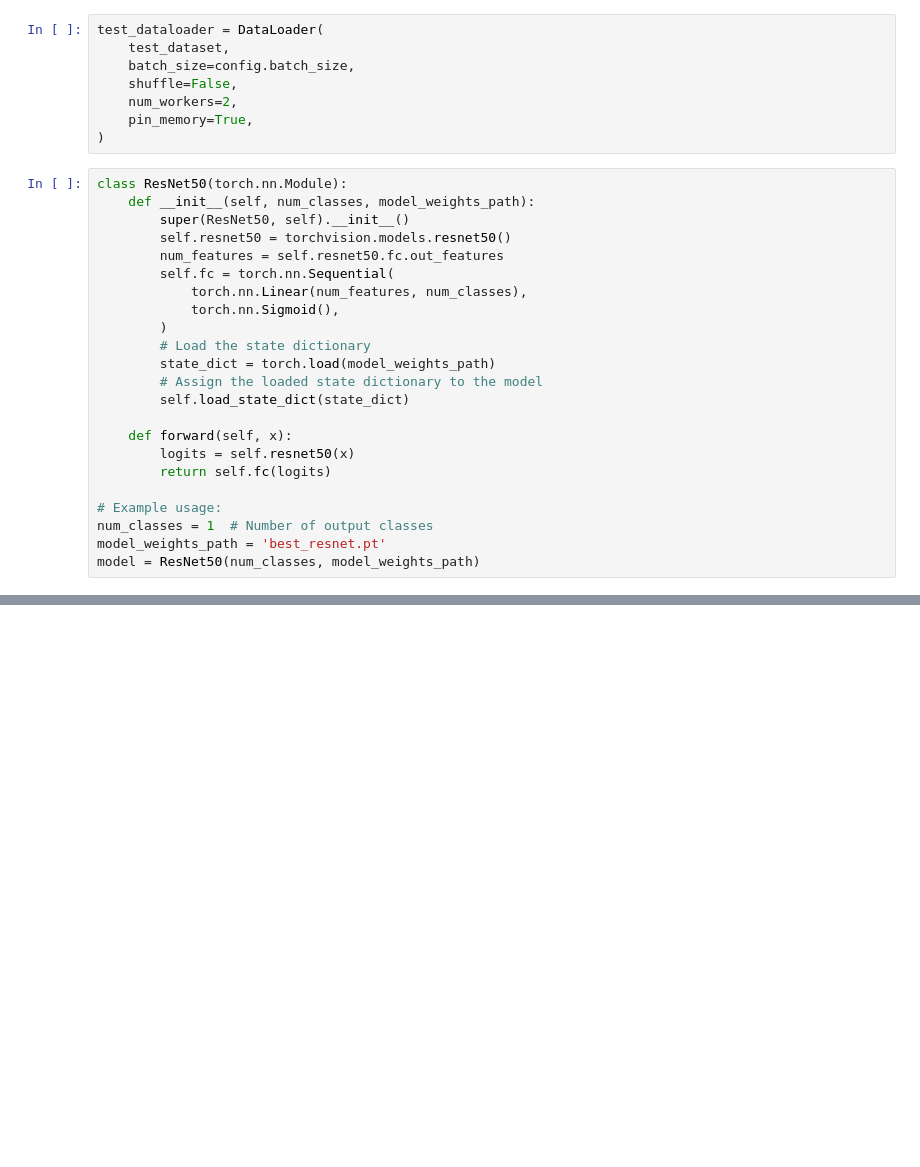
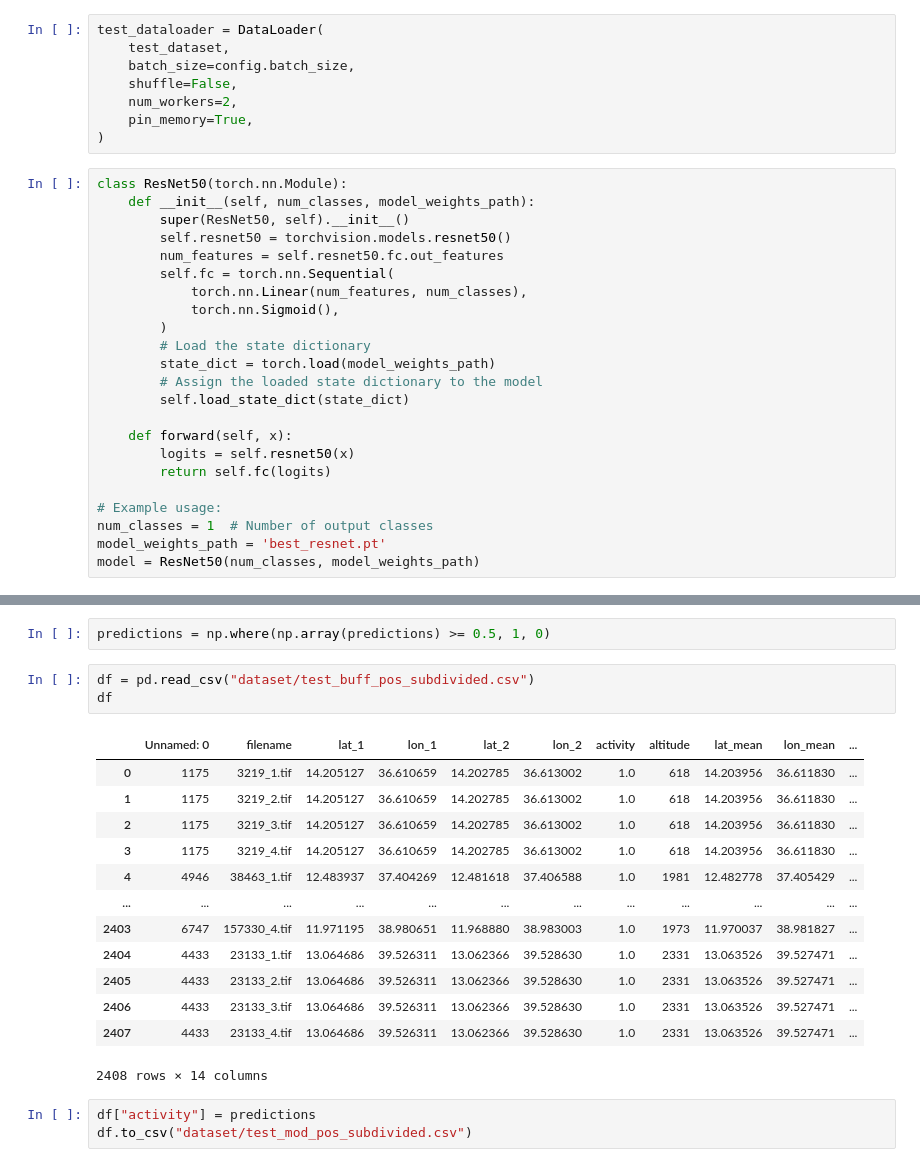
Before and after one commit to edrian-liao/harvestnet, a Jupyter notebook: notebooks/ReLabel_Positive_Images.ipynb, the cells around one changed output, grey strips where cells are left out. Cells and saved outputs as stored; diff of their text form; blank space fills up the shorter version.

```diff
--- a/notebooks/ReLabel_Positive_Images.ipynb
+++ b/notebooks/ReLabel_Positive_Images.ipynb
@@ -363,0 +227,22 @@ plt.show()
+# %%
+predictions = np.where(np.array(predictions) >= 0.5, 1, 0)
+# %%
+df = pd.read_csv("dataset/test_buff_pos_subdivided.csv")
+df
+# %% [output]
+|  | Unnamed: 0 | filename | lat_1 | lon_1 | lat_2 | lon_2 | activity | altitude | lat_mean | lon_mean | ... |
+| 0 | 1175 | 3219_1.tif | 14.205127 | 36.610659 | 14.202785 | 36.613002 | 1.0 | 618 | 14.203956 | 36.611830 | ... |
+| 1 | 1175 | 3219_2.tif | 14.205127 | 36.610659 | 14.202785 | 36.613002 | 1.0 | 618 | 14.203956 | 36.611830 | ... |
+| 2 | 1175 | 3219_3.tif | 14.205127 | 36.610659 | 14.202785 | 36.613002 | 1.0 | 618 | 14.203956 | 36.611830 | ... |
+| 3 | 1175 | 3219_4.tif | 14.205127 | 36.610659 | 14.202785 | 36.613002 | 1.0 | 618 | 14.203956 | 36.611830 | ... |
+| 4 | 4946 | 38463_1.tif | 12.483937 | 37.404269 | 12.481618 | 37.406588 | 1.0 | 1981 | 12.482778 | 37.405429 | ... |
+| ... | ... | ... | ... | ... | ... | ... | ... | ... | ... | ... | ... |
+| 2403 | 6747 | 157330_4.tif | 11.971195 | 38.980651 | 11.968880 | 38.983003 | 1.0 | 1973 | 11.970037 | 38.981827 | ... |
+| 2404 | 4433 | 23133_1.tif | 13.064686 | 39.526311 | 13.062366 | 39.528630 | 1.0 | 2331 | 13.063526 | 39.527471 | ... |
+| 2405 | 4433 | 23133_2.tif | 13.064686 | 39.526311 | 13.062366 | 39.528630 | 1.0 | 2331 | 13.063526 | 39.527471 | ... |
+| 2406 | 4433 | 23133_3.tif | 13.064686 | 39.526311 | 13.062366 | 39.528630 | 1.0 | 2331 | 13.063526 | 39.527471 | ... |
+| 2407 | 4433 | 23133_4.tif | 13.064686 | 39.526311 | 13.062366 | 39.528630 | 1.0 | 2331 | 13.063526 | 39.527471 | ... |
+2408 rows × 14 columns
+# %%
+df["activity"] = predictions
+df.to_csv("dataset/test_mod_pos_subdivided.csv")
```
Also changed, not shown: parts of 28 cells of this notebook.
